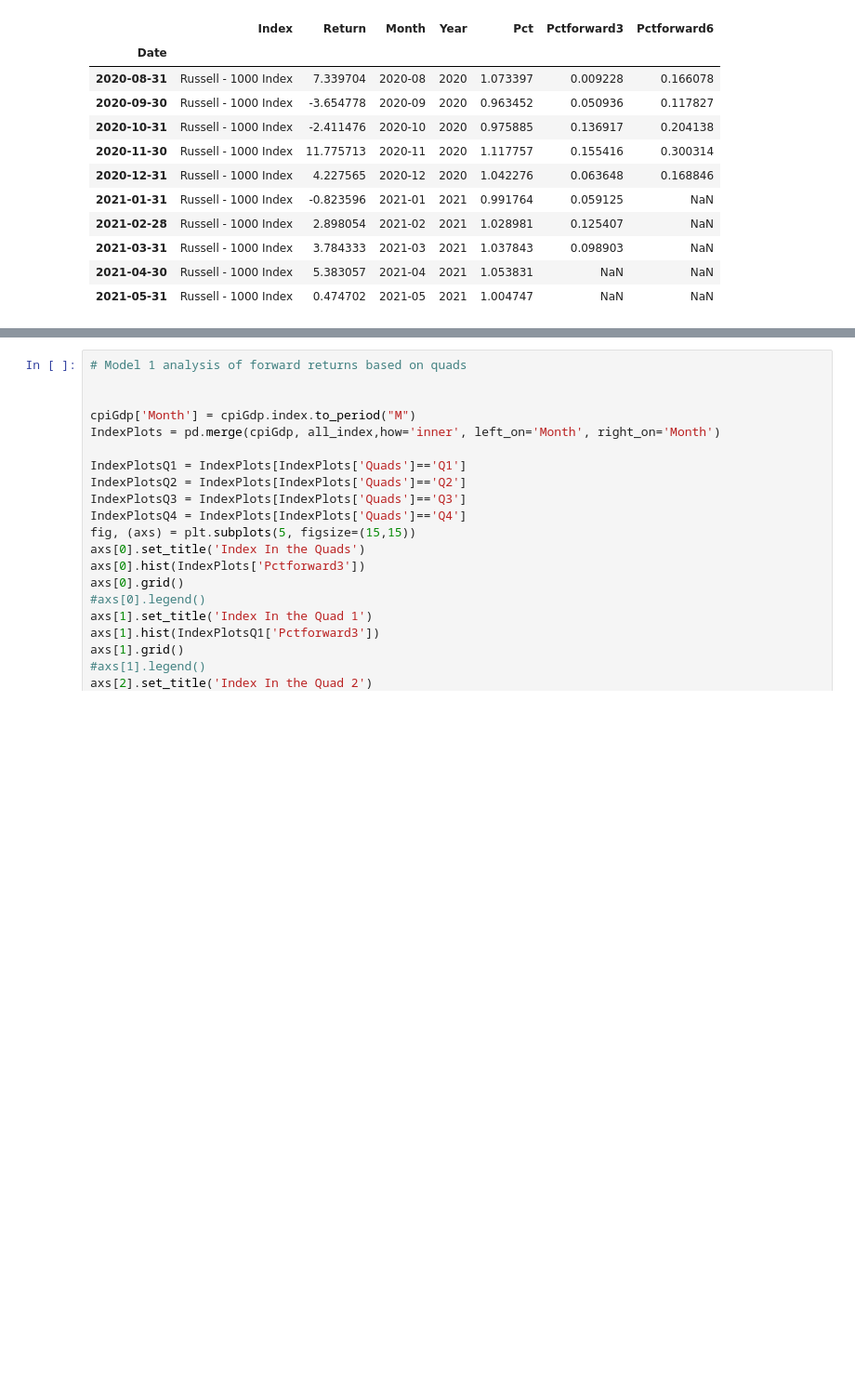
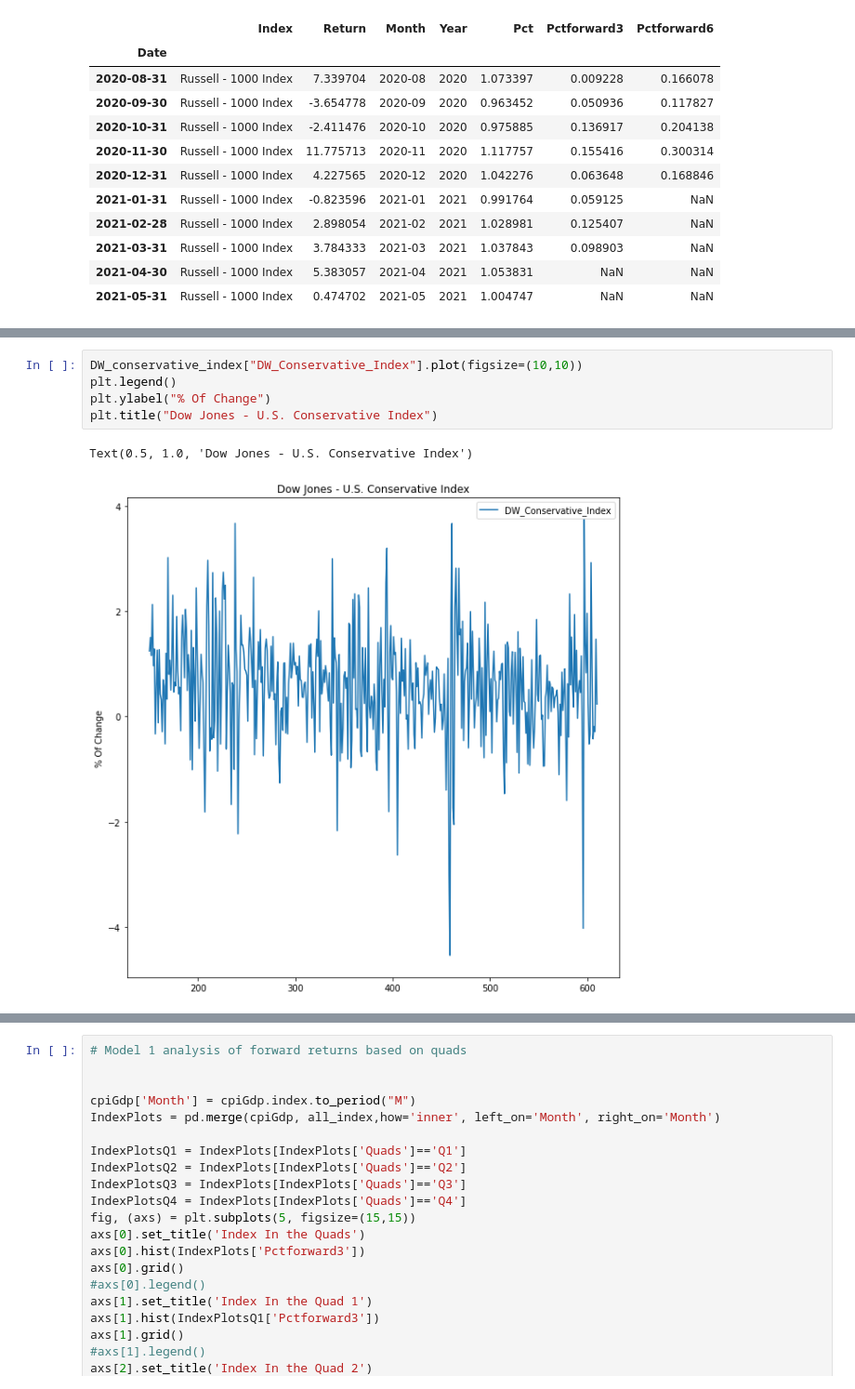
Before and after one commit to AlexNoonan-Syracuse/BigDataProject, a Jupyter notebook: Final_Submission_VF.ipynb, the cells around one changed output, grey strips where cells are left out. Shown at 93% size. Drawn from its saved outputs; the diff is of its cells as text; blank space fills up the shorter version.

```diff
--- a/Final_Submission_VF.ipynb
+++ b/Final_Submission_VF.ipynb
@@ -423,0 +479,8 @@ all_index.tail(10)
+# %%
+DW_conservative_index["DW_Conservative_Index"].plot(figsize=(10,10))
+plt.legend()
+plt.ylabel("% Of Change")
+plt.title("Dow Jones - U.S. Conservative Index")
+# %% [output]
+Text(0.5, 1.0, 'Dow Jones - U.S. Conservative Index')
+[figure, added]
```
Also changed, not shown: parts of 44 cells of this notebook.
